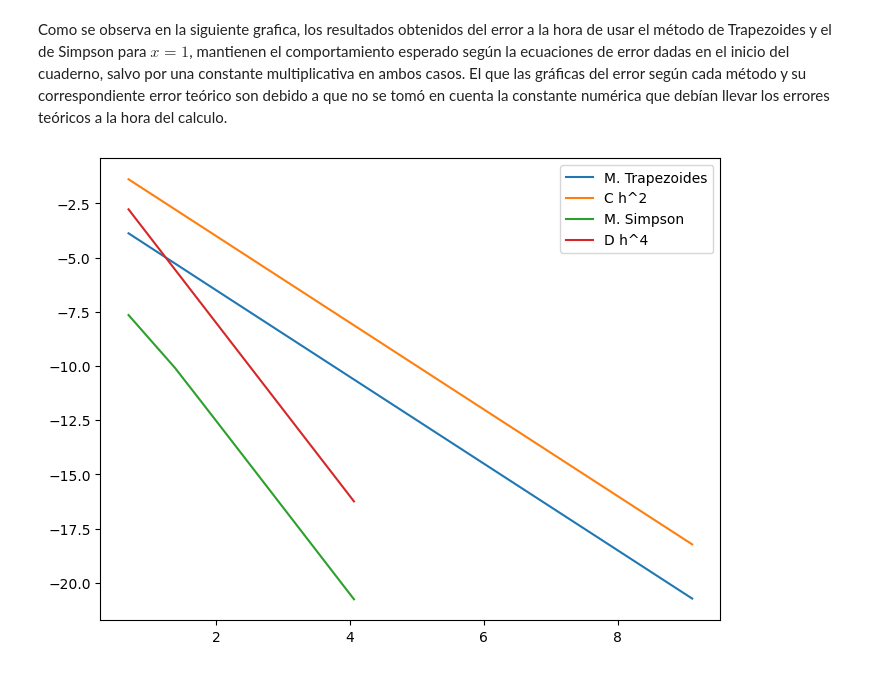
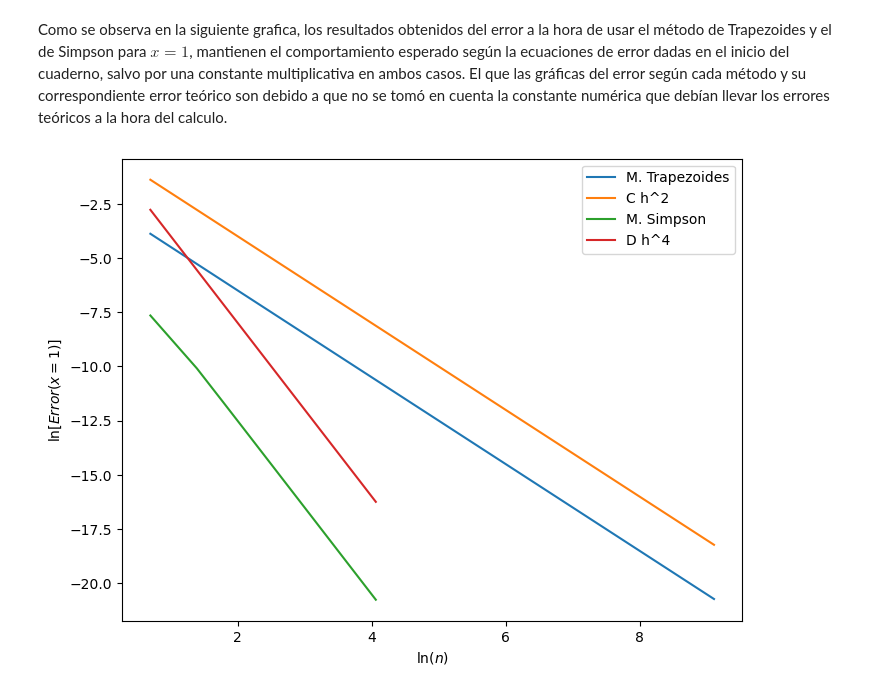
Before and after one commit to HernanBC/LabsComputacional, a Jupyter notebook: lab3/Integrals.ipynb, the cells around one changed output. Saved outputs shown, nothing was run; the diff lists cells and outputs as text; code cells hidden in the pictures.

```diff
--- a/lab3/Integrals.ipynb
+++ b/lab3/Integrals.ipynb
@@ -346,18 +346,21 @@ Como se observa en la siguiente grafica, los resultados obtenidos del error a la
 # %%
 fig , ax = plt.subplots(1,1, figsize = (8,6))
 
 ax.plot(np.log(np.arange(2,2*len(error_listT)+2,2)) , np.log(error_listT) , label = "M. Trapezoides")
 
 ht = np.arange(2,2*len(error_listT)+2,2)
 ax.plot(np.log(ht) , -np.log(ht**2) , label = r"C h^2")
 
 
 ax.plot(np.log(np.arange(2,2*len(error_listS)+2,2)) , np.log(error_listS), label = "M. Simpson")
 
 hs = np.arange(2,2*len(error_listS)+2,2)
 ax.plot(np.log(hs) , -np.log(hs**4), label = "D h^4")
 
+ax.set_xlabel(r"$\ln(n)$")
+ax.set_ylabel(r"$\ln[Error(x=1)]$")
+
 ax.legend()
 plt.savefig("errores_graph_log.jpg")
 # %% [output]
-[figure, old version]
+[figure, new version]
```
Also changed, not shown: 2 other files.
